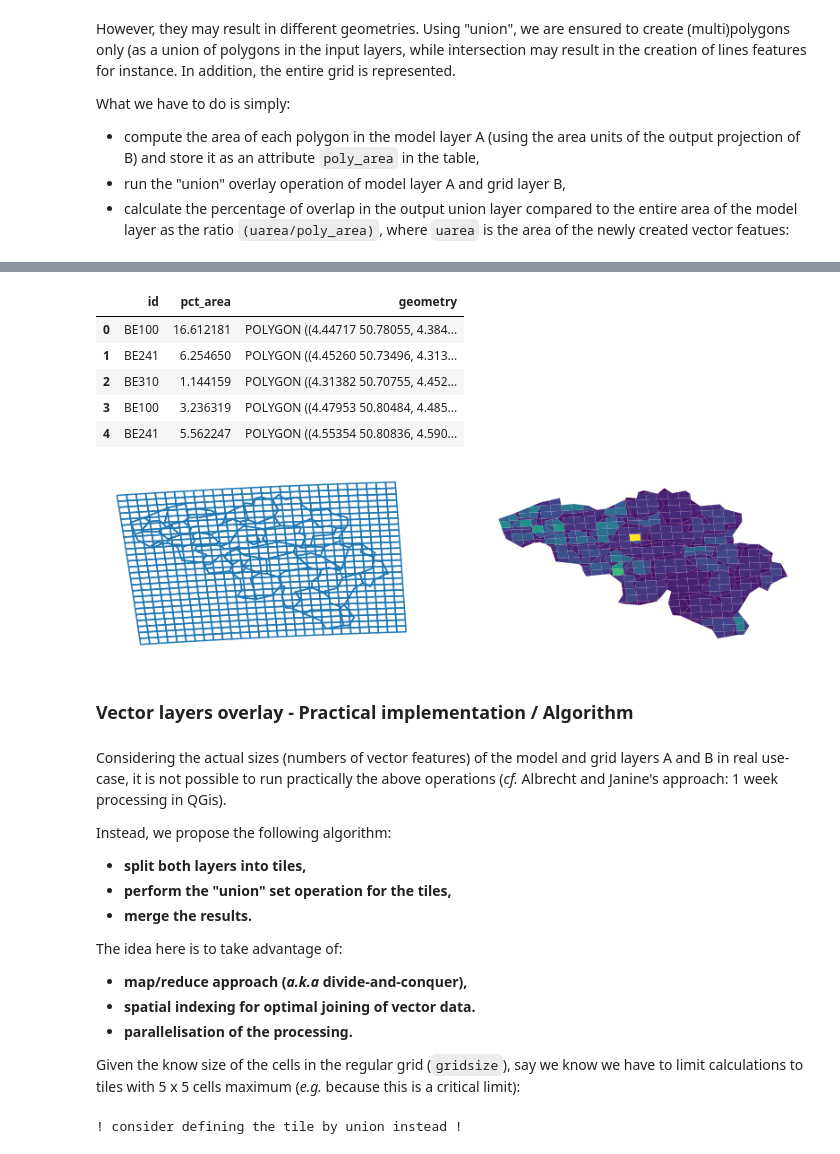
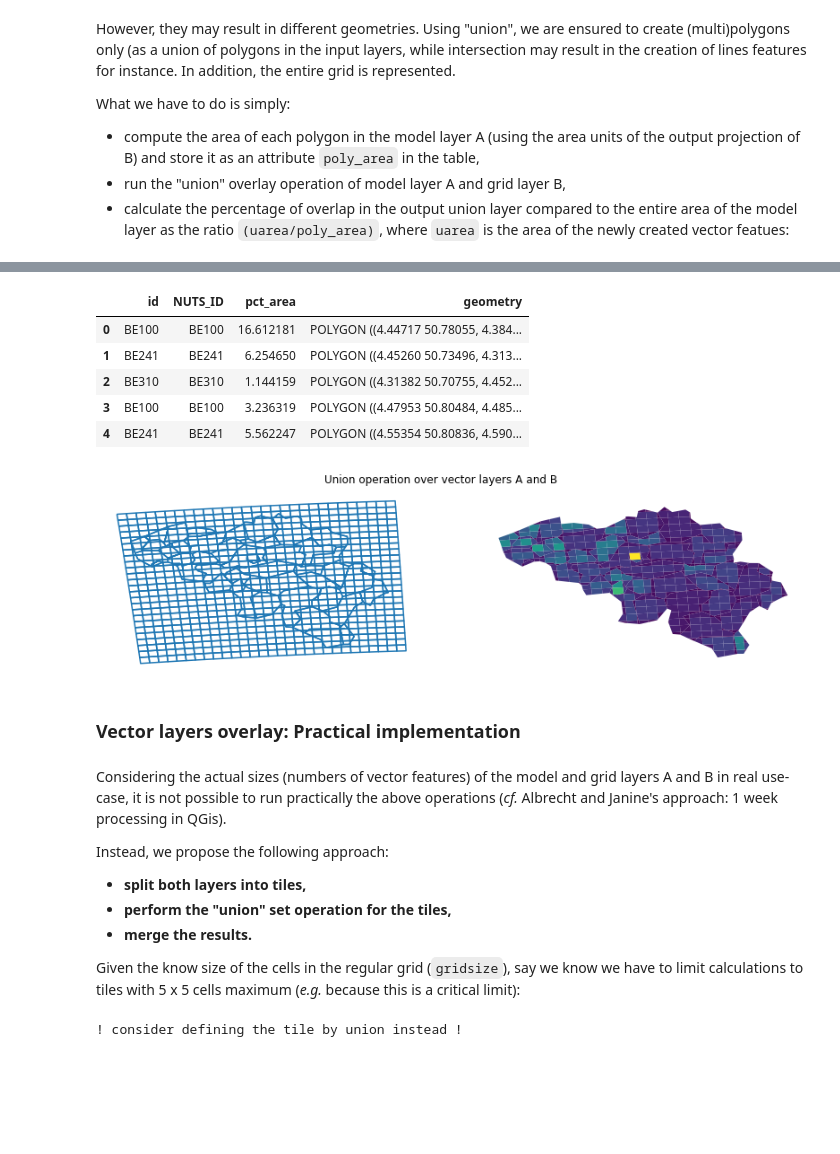
Before and after one commit to gjacopo/bodylanguage, a Jupyter notebook: 00_vector_overlay.ipynb, the cells around one changed output, grey strips where cells are left out. Saved outputs shown, nothing was run; the diff lists cells and outputs as text; code cells hidden in the pictures; blank space fills up the shorter version.

```diff
--- a/00_vector_overlay.ipynb
+++ b/00_vector_overlay.ipynb
@@ -255,12 +290,12 @@ Consider however the use of the [GridMaker](https://github.com/eurostat/GridMake
 
 In real use-case, layers A and B are actually defined in different reference systems. Let's change the reference system of layer B and consider the projected dataset as the input for the problem:
 # %%
-OPROJ = 4326
-grid = grid.to_crs({'init': 'epsg:%s' % OPROJ})
+Test.OPROJ = 4326
+grid = grid.to_crs("EPSG:%s" % Test.OPROJ)
 
 f, ax = mplt.subplots(1, figsize=_FIGSIZE_)
 grid.boundary.plot(ax=ax, edgecolor='k', linewidth=0.5)
-ax.set_axis_off(); ax.set_title('Projected regular grid with EPSG:%s' % OPROJ)
+ax.set_axis_off(); ax.set_title('Projected regular grid with EPSG:%s' % Test.OPROJ)
 mplt.show()
 # %% [output]
 [figure]
@@ -305,7 +343,9 @@ What we have to do is simply:
 * run the "union" overlay operation of model layer A and grid layer B,
 * calculate the percentage of overlap in the output union layer compared to the entire area of the model layer as the ratio `(uarea/poly_area)`, where `uarea` is the area of the newly created vector featues:
 # %%
-polygons['poly_area'] = polygons.area
+Test.COL_POLY_AREA = 'poly_area'
+
+polygons[Test.COL_POLY_AREA] = polygons.area
 polygons.head(5)
 # %% [output]
 |  | id | COAST_TYPE | MOUNT_TYPE | NAME_LATN | CNTR_CODE | FID | NUTS_ID | NUTS_NAME | LEVL_CODE | ... |
@@ -315,8 +355,10 @@ polygons.head(5)
 | 324 | BE213 | None | None | Arr. Turnhout | BE | BE213 | BE213 | Arr. Turnhout | 3 | ... |
 | 325 | BE224 | None | None | Arr. Hasselt | BE | BE224 | BE224 | Arr. Hasselt | 3 | ... |
 # %%
+Test.COL_UNION_AREA = 'uarea'
+
 poly_union = gpd.overlay(polygons, grid, how='union')
-poly_union['uarea'] = poly_union.area
+poly_union[Test.COL_UNION_AREA] = poly_union.area
 poly_union.head(5)
 # %% [output]
 |  | id | COAST_TYPE | MOUNT_TYPE | NAME_LATN | CNTR_CODE | FID | NUTS_ID | NUTS_NAME | LEVL_CODE | ... |
@@ -326,40 +368,37 @@ poly_union.head(5)
 | 3 | BE100 | None | None | Arr. de Bruxelles-Capitale/Arr. B... | BE | BE100 | BE100 | Arr. de Bruxelles-Capitale/Arr. B... | 3.0 | ... |
 | 4 | BE241 | None | None | Arr. Halle-Vilvoorde | BE | BE241 | BE241 | Arr. Halle-Vilvoorde | 3.0 | ... |
 # %%
-poly_union['pct_area'] = 100 * poly_union.uarea.div(poly_union.poly_area)
-poly_union = poly_union[['id', 'pct_area', 'geometry']]
+Test.COL_PCT_AREA = 'pct_area'
+
+poly_union[Test.COL_PCT_AREA] = 100 * poly_union[Test.COL_UNION_AREA].div(poly_union[Test.COL_POLY_AREA])
+poly_union = poly_union[['id', 'NUTS_ID', Test.COL_PCT_AREA, 'geometry']]
 poly_union.head(5)
 # %% [output]
-|  | id | pct_area | geometry |
-| 0 | BE100 | 16.612181 | POLYGON ((4.44717 50.78055, 4.384... |
-| 1 | BE241 | 6.254650 | POLYGON ((4.45260 50.73496, 4.313... |
-| 2 | BE310 | 1.144159 | POLYGON ((4.31382 50.70755, 4.452... |
-| 3 | BE100 | 3.236319 | POLYGON ((4.47953 50.80484, 4.485... |
-| 4 | BE241 | 5.562247 | POLYGON ((4.55354 50.80836, 4.590... |
+|  | id | NUTS_ID | pct_area | geometry |
+| 0 | BE100 | BE100 | 16.612181 | POLYGON ((4.44717 50.78055, 4.384... |
+| 1 | BE241 | BE241 | 6.254650 | POLYGON ((4.45260 50.73496, 4.313... |
+| 2 | BE310 | BE310 | 1.144159 | POLYGON ((4.31382 50.70755, 4.452... |
+| 3 | BE100 | BE100 | 3.236319 | POLYGON ((4.47953 50.80484, 4.485... |
+| 4 | BE241 | BE241 | 5.562247 | POLYGON ((4.55354 50.80836, 4.590... |
 # %%
 f, ax = mplt.subplots(1,2, figsize=(14,10))
+f.suptitle("Union operation over vector layers A and B"); f.subplots_adjust(top=+1.5)
 #f, ax = mplt.subplots(1, figsize=_FIGSIZE_)
 poly_union.boundary.plot(ax=ax[0])
-poly_union.plot(column='pct_area', legend=False, ax=ax[1])
+poly_union.plot(column=Test.COL_PCT_AREA, legend=False, ax=ax[1])
 #               legend_kwds={'label': "%age of coverage by model layer", 'orientation': "horizontal"})
 ax[0].set_axis_off(); ax[1].set_axis_off()
-# f.suptitle("Union operation over vector layers A and B")
 # %% [output]
-[figure, old version]
+[figure, new version]
 # %% [markdown]
-### Vector layers overlay - Practical implementation / Algorithm<a id='Algorithm'></a>
+### Vector layers overlay: Practical implementation<a id='Implementation'></a>
 # %% [markdown]
 Considering the actual sizes (numbers of vector features) of the model and grid layers A and B in real use-case, it is not possible to run practically the above operations (*cf.* Albrecht and Janine's approach: 1 week processing in QGis).
 
-Instead, we propose the following algorithm:
+Instead, we propose the following approach:
 * **split both layers into tiles,**
 * **perform the "union" set operation for the tiles,**
 * **merge the results.**
 
-The idea here is to take advantage of:
-* **map/reduce approach (*a.k.a* divide-and-conquer),**
-* **spatial indexing for optimal joining of vector data.**
-* **parallelisation of the processing.**
-
 Given the know size of the cells in the regular grid (`gridsize`), say we know we have to limit calculations to tiles with 5 x 5 cells maximum (*e.g.* because this is a critical limit):
 # %%
```
Also changed, not shown: parts of 65 cells of this notebook.
